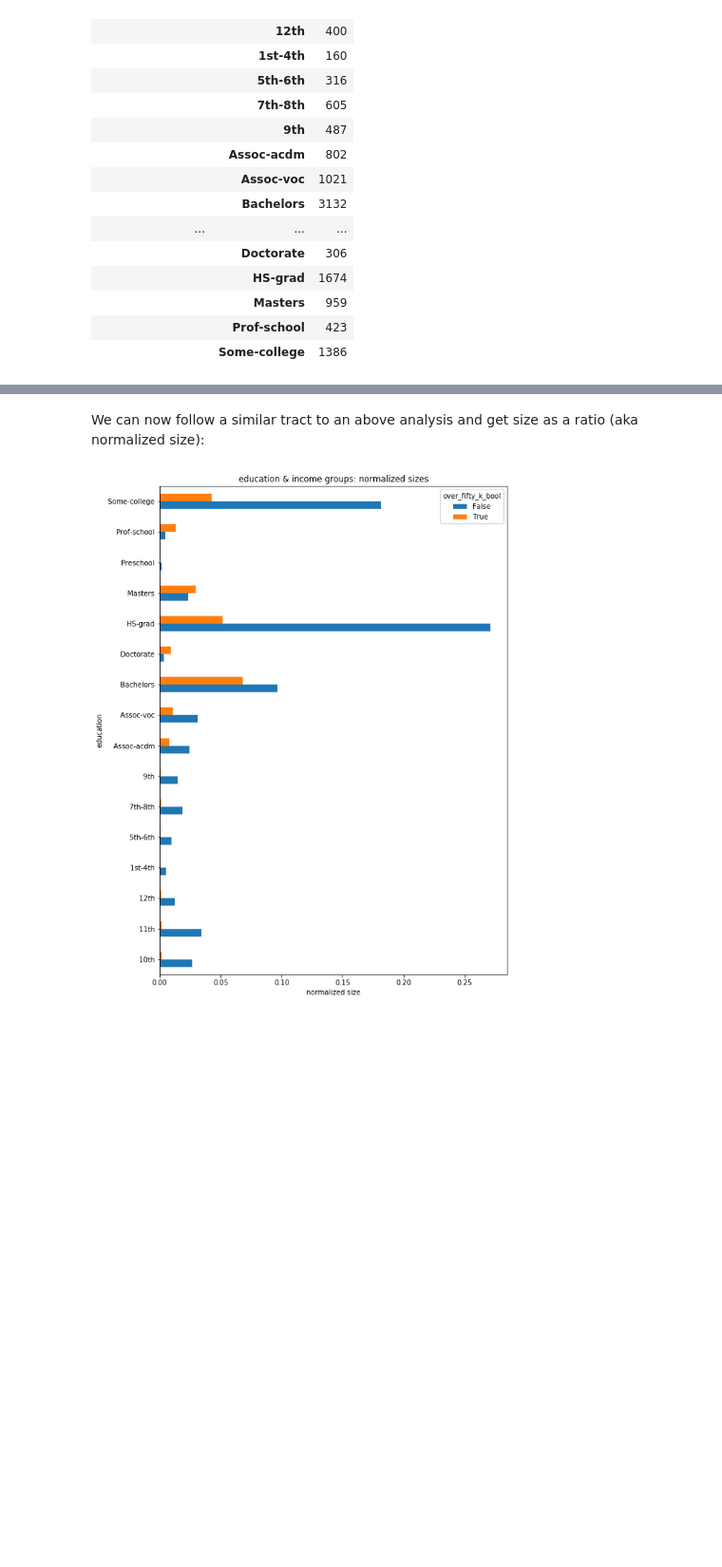
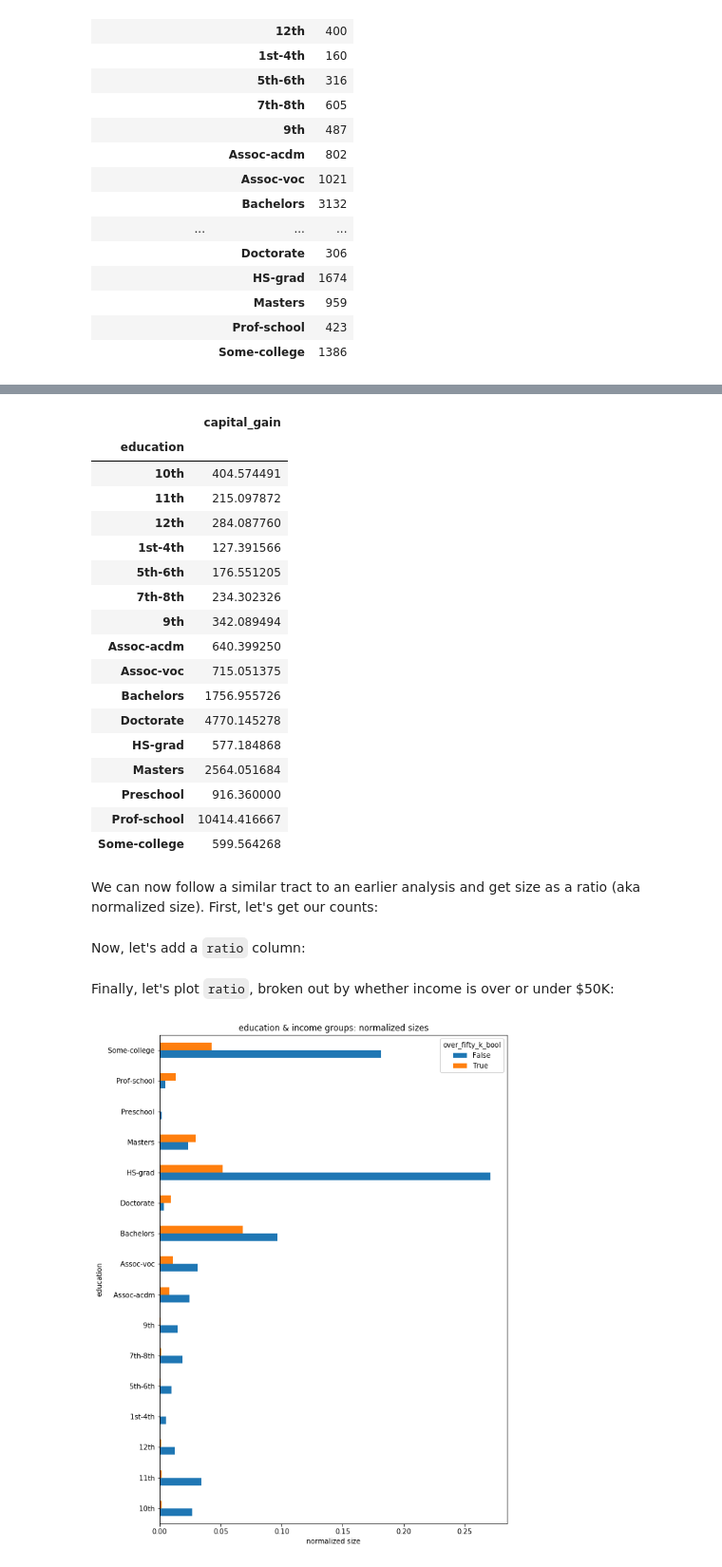
Before and after one commit to lermana/python_fundamentals, a Jupyter notebook: part_2.ipynb, the cells around one changed output, grey strips where cells are left out. Shown: that part at 95% size. Saved outputs shown, nothing was run; the diff lists cells and outputs as text; code cells hidden in the pictures; blank space fills up the shorter version.

```diff
--- a/part_2.ipynb
+++ b/part_2.ipynb
@@ -466,13 +624,40 @@ data[["education", "over_fifty_k_bool"]
+# %%
+data[["education", "capital_gain"]
+    ].groupby(["education"]
+    ).mean()
+# %% [output]
+|  | capital_gain |
+| education |  |
+| 10th | 404.574491 |
+| 11th | 215.097872 |
+| 12th | 284.087760 |
+| 1st-4th | 127.391566 |
+| 5th-6th | 176.551205 |
+| 7th-8th | 234.302326 |
+| 9th | 342.089494 |
+| Assoc-acdm | 640.399250 |
+| Assoc-voc | 715.051375 |
+| Bachelors | 1756.955726 |
+| Doctorate | 4770.145278 |
+| HS-grad | 577.184868 |
+| Masters | 2564.051684 |
+| Preschool | 916.360000 |
+| Prof-school | 10414.416667 |
+| Some-college | 599.564268 |
 # %% [markdown]
-We can now follow a similar tract to an above analysis and get size as a ratio (aka normalized size):
+We can now follow a similar tract to an earlier analysis and get size as a ratio (aka normalized size). First, let's get our counts:
 # %%
 income_ed_grouped = data[["education", "over_fifty_k_bool"]
                          ].groupby(["over_fifty_k_bool", "education"]
                          ).size(
                          ).rename("cnt"
                          ).to_frame()
+# %% [markdown]
+Now, let's add a `ratio` column:
 # %%
 income_ed_grouped["ratio"] = income_ed_grouped / len(data)
+# %% [markdown]
+Finally, let's plot `ratio`, broken out by whether income is over or under $50K:
 # %%
 ax = income_ed_grouped.ratio.unstack(0).plot.barh(figsize=(9, 13))
 xlab = ax.set_xlabel("normalized size")
```
Also changed, not shown: parts of 40 cells of this notebook, 1 other file.
